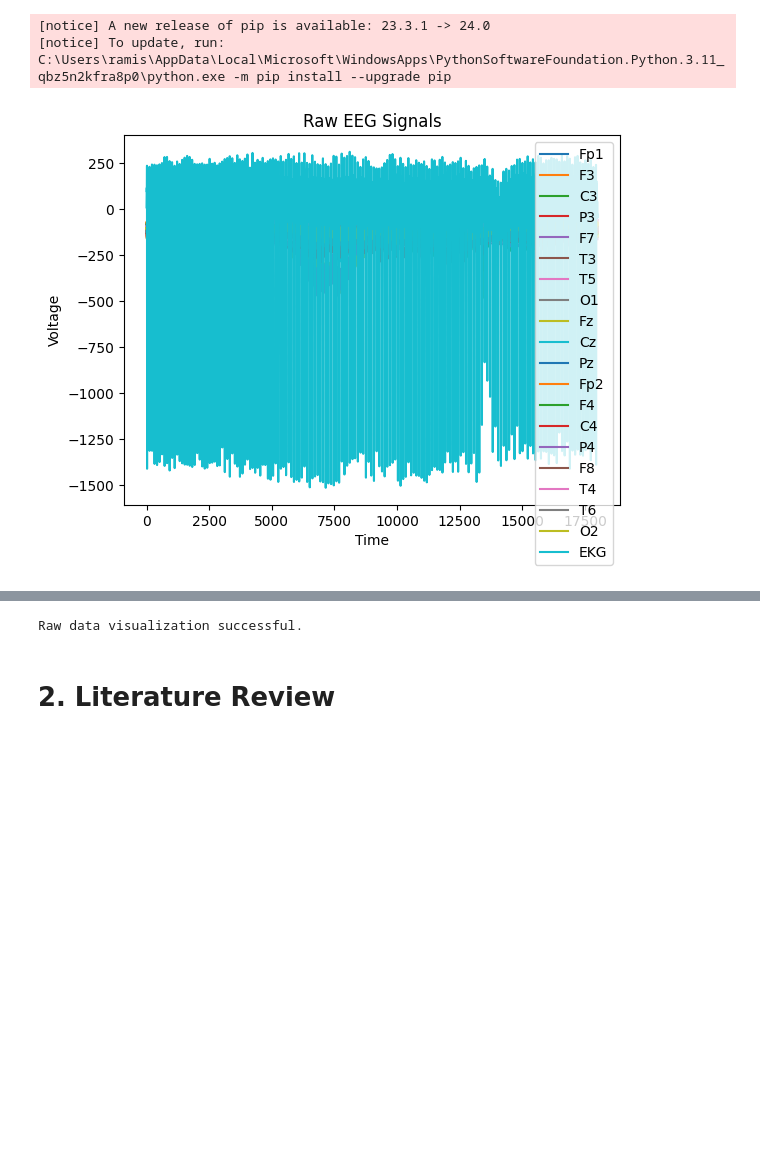
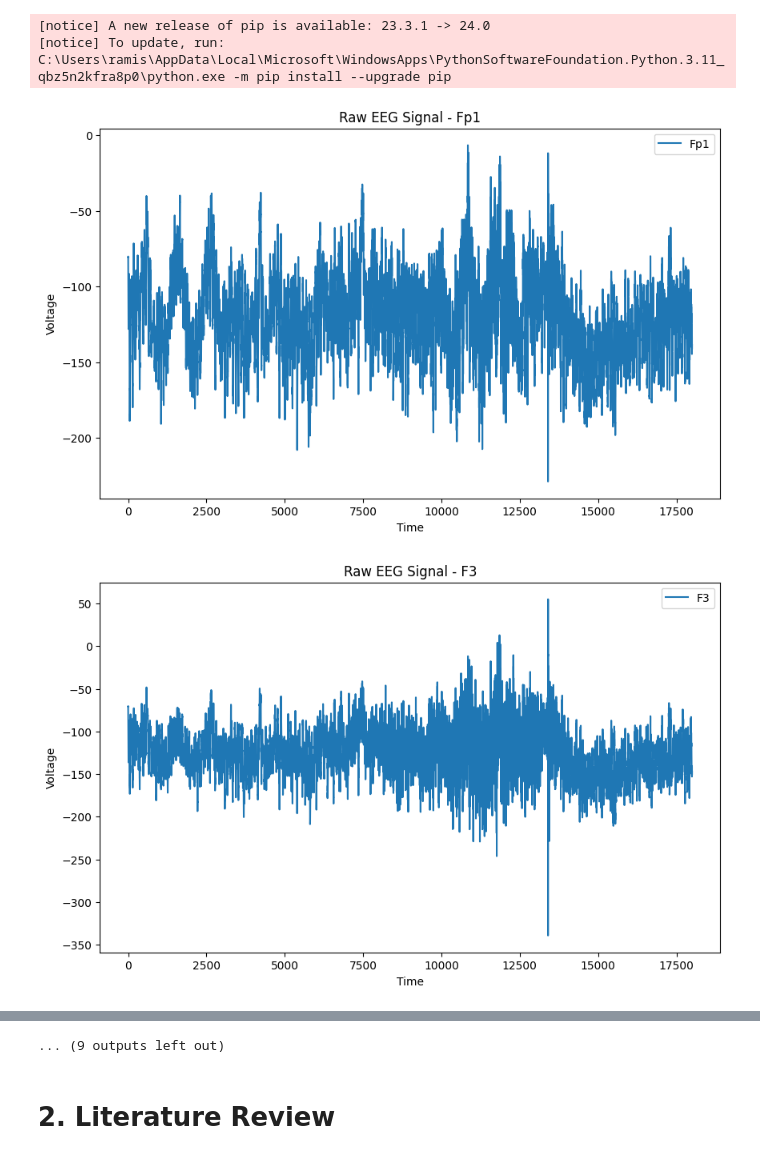
Before and after one commit to ramisa7/Team_EEG, a Jupyter notebook: Milestone1_Data_Science_Final_Project.ipynb, the cells around one changed output, grey strips where cells are left out. Cells and saved outputs as stored; diff of their text form; code cells hidden in the pictures; blank space fills up the shorter version.

```diff
--- a/Milestone1_Data_Science_Final_Project.ipynb
+++ b/Milestone1_Data_Science_Final_Project.ipynb
@@ -146,33 +146,35 @@ Requirement already satisfied: numpy<2,>=1.16.6 in c:\users\ramis\appdata\local\
 [notice] A new release of pip is available: 23.3.1 -> 24.0
 [notice] To update, run: C:\Users\ramis\AppData\Local\Microsoft\WindowsApps\PythonSoftwareFoundation.Python.3.11_qbz5n2kfra8p0\python.exe -m pip install --upgrade pip
 # %%
+
 import os  # Import the os module for file path manipulation
 
 # raw data visualization:
 eeg_id = 1628180742
 subsample_id = 0
 
 # Construct the file path
 base_dir = "train_eegs"  # Specify the base directory
 eeg_filename = os.path.join(base_dir, f"{eeg_id}.parquet")
 
-try:
-    raw_eeg_data = pd.read_parquet(eeg_filename)
-    # Plot each electrode channel
-    for column in raw_eeg_data.columns:
-        plt.plot(raw_eeg_data[column], label=column)
-
-    # Set plot title and labels
-    plt.title("Raw EEG Signals")
-    plt.xlabel("Time")
-    plt.ylabel("Voltage")
-    plt.legend()
+# try:
+raw_eeg_data = pd.read_parquet(eeg_filename)
+# Plot each electrode channel
+for column in raw_eeg_data.columns:
+    fig, ax = plt.subplots(figsize=(10, 6))  # Create a new figure and axis for each plot
+    ax.plot(raw_eeg_data.index, raw_eeg_data[column], label=column)
+    ax.set_title("Raw EEG Signal - " + column)
+    ax.set_xlabel("Time")
+    ax.set_ylabel("Voltage")
+    ax.legend()
     plt.show()
 
-    print("Raw data visualization successful.")
-except FileNotFoundError:
-    print(f"File {eeg_filename} not found.")
-except Exception as e:
-    print(f"An error occurred: {e}")
+
+print("Raw data visualization successful.")
+# except FileNotFoundError:
+#     print(f"File {eeg_filename} not found.")
+# except Exception as e:
+#     print(f"An error occurred: {e}")
 # %% [output]
-[figure, old version]
+[figure, new version]
+[figure, added]
@@ -179,4 +191,4 @@ except Exception as e:
-Raw data visualization successful.
+... (9 outputs left out)
 # %%
 # Select only numeric columns for correlation
 # numeric_columns = train_data.select_dtypes(include=['number'])
```
Also changed, not shown: parts of 2 cells of this notebook.
